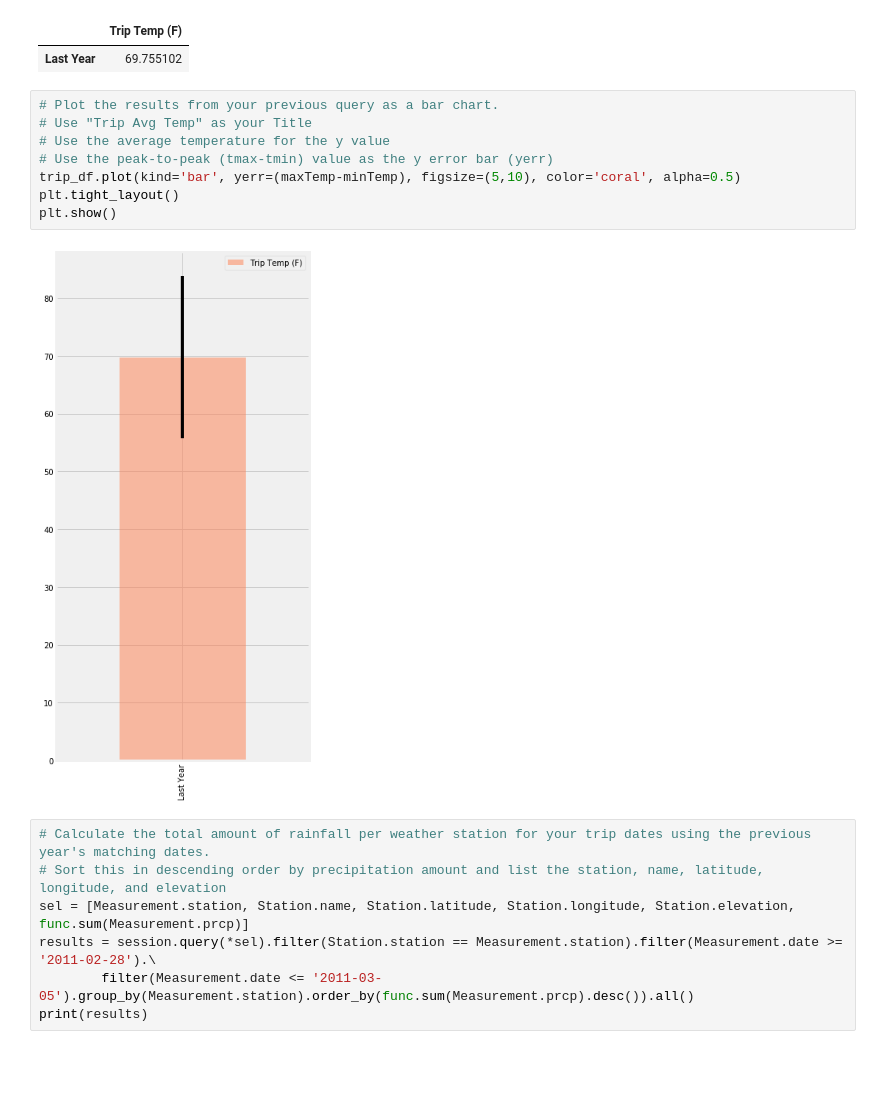
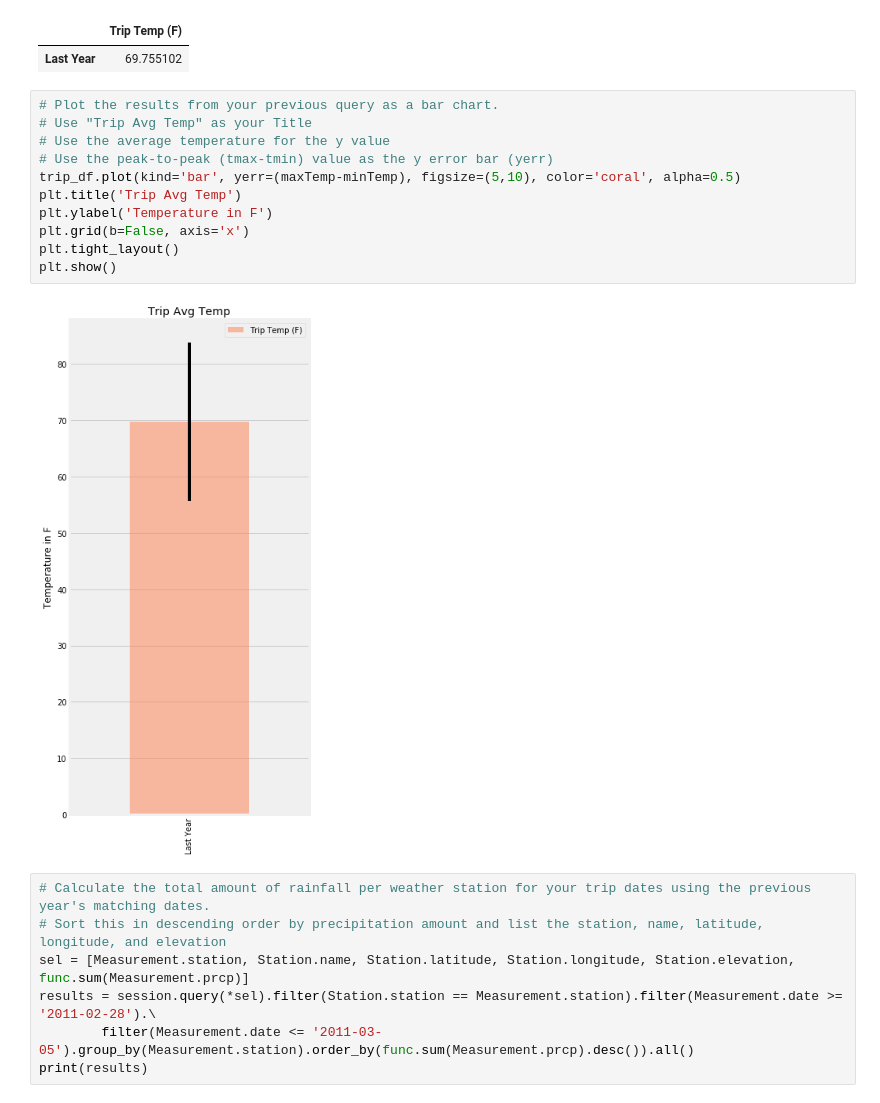
Before and after one commit to Survifit/bootcamprepo, a Jupyter notebook: Homework10/Howard_Hwk10_climate.ipynb, the cells around one changed output. Saved outputs shown, nothing was run; the diff lists cells and outputs as text; blank space fills up the shorter version.

```diff
--- a/Homework10/Howard_Hwk10_climate.ipynb
+++ b/Homework10/Howard_Hwk10_climate.ipynb
@@ -168,13 +170,16 @@ trip_df.head()
 # %%
 # Plot the results from your previous query as a bar chart.
 # Use "Trip Avg Temp" as your Title
 # Use the average temperature for the y value
 # Use the peak-to-peak (tmax-tmin) value as the y error bar (yerr)
 trip_df.plot(kind='bar', yerr=(maxTemp-minTemp), figsize=(5,10), color='coral', alpha=0.5)
+plt.title('Trip Avg Temp')
+plt.ylabel('Temperature in F')
+plt.grid(b=False, axis='x')
 plt.tight_layout()
 plt.show()
 # %% [output]
-[figure, old version]
+[figure, new version]
 # %%
 # Calculate the total amount of rainfall per weather station for your trip dates using the previous year's matching dates.
 # Sort this in descending order by precipitation amount and list the station, name, latitude, longitude, and elevation
```
Also changed, not shown: parts of 9 cells of this notebook, 9 other files.
